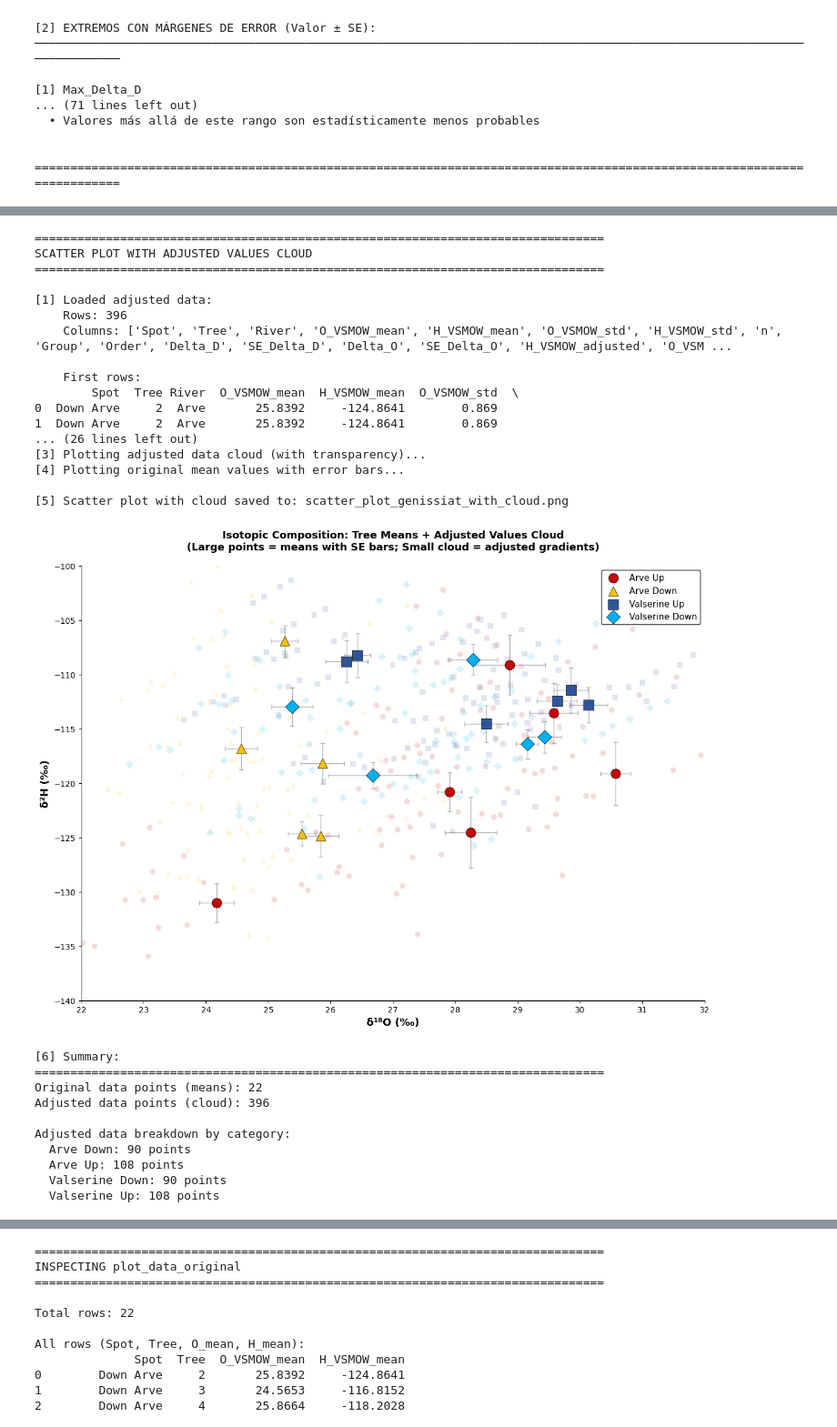
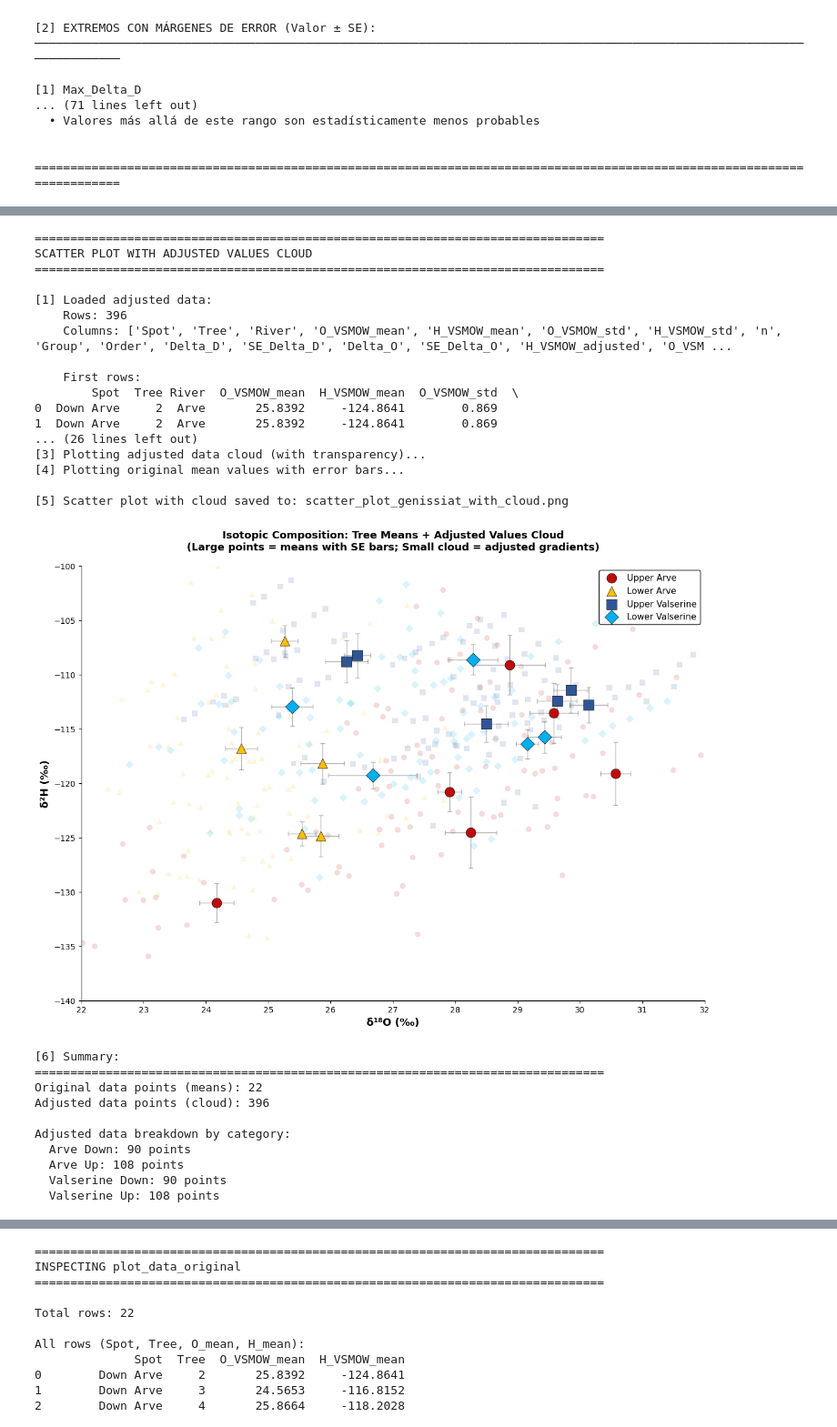
Before and after one commit to JavierDelHoyoGibaja/IsotopesR, a Jupyter notebook: Combination.ipynb, the cells around one changed output, grey strips where cells are left out. Shown at 91% size. Drawn from its saved outputs; the diff is of its cells as text; code cells hidden in the pictures.

```diff
--- a/Combination.ipynb
+++ b/Combination.ipynb
@@ -2409,10 +2409,10 @@ print(plot_data['Category'].value_counts())
 
 # Color and marker mapping
 color_marker_map = {
-    'Arve Up': {'color': '#C20A0A', 'marker': 'o', 'label': 'Arve Up'},      # Red circle
+    'Arve Up': {'color': '#C20A0A', 'marker': 'o', 'label': 'Upper Arve'},      # Red circle
     'Arve Down': {'color': '#FFC000', 'marker': '^', 'label': 'Arve Down'},  # Yellow triangle
     'Valserine Up': {'color': '#2F5597', 'marker': 's', 'label': 'Valserine Up'},    # Blue square
-    'Valserine Down': {'color': '#00B0F0', 'marker': 'D', 'label': 'Valserine Down'}  # Light blue diamond
+    'Valserine Down': {'color': '#00B0F0', 'marker': 'D', 'label': 'Lower Valserine'}  # Light blue diamond
 }
 
 # Create figure
@@ -2564,10 +2564,10 @@ plot_data_original['Category'] = plot_data_original['River'] + ' ' + plot_data_o
 
 # Color and marker mapping
 color_marker_map = {
-    'Arve Up': {'color': '#C20A0A', 'marker': 'o', 'label': 'Arve Up'},
-    'Arve Down': {'color': '#FFC000', 'marker': '^', 'label': 'Arve Down'},
-    'Valserine Up': {'color': '#2F5597', 'marker': 's', 'label': 'Valserine Up'},
-    'Valserine Down': {'color': '#00B0F0', 'marker': 'D', 'label': 'Valserine Down'}
+    'Arve Up': {'color': '#C20A0A', 'marker': 'o', 'label': 'Upper Arve'},
+    'Arve Down': {'color': '#FFC000', 'marker': '^', 'label': 'Lower Arve'},
+    'Valserine Up': {'color': '#2F5597', 'marker': 's', 'label': 'Upper Valserine'},
+    'Valserine Down': {'color': '#00B0F0', 'marker': 'D', 'label': 'Lower Valserine'}
 }
 
 # Create figure
@@ -2653,34 +2653,34 @@ print("\n[5] Scatter plot with cloud saved to: scatter_plot_genissiat_with_cloud
 
 plt.show()
 
 # Summary
 print("\n[6] Summary:")
 print("=" * 80)
 print(f"Original data points (means): {len(plot_data_original)}")
 print(f"Adjusted data points (cloud): {len(adjusted_plot)}")
 print("\nAdjusted data breakdown by category:")
 for category in sorted(adjusted_plot['Category'].unique()):
     n_points = len(adjusted_plot[adjusted_plot['Category'] == category])
     print(f"  {category}: {n_points} points")
 # %% [output]
 ================================================================================
 SCATTER PLOT WITH ADJUSTED VALUES CLOUD
 ================================================================================
 
 [1] Loaded adjusted data:
     Rows: 396
     Columns: ['Spot', 'Tree', 'River', 'O_VSMOW_mean', 'H_VSMOW_mean', 'O_VSMOW_std', 'H_VSMOW_std', 'n', 'Group', 'Order', 'Delta_D', 'SE_Delta_D', 'Delta_O', 'SE_Delta_O', 'H_VSMOW_adjusted', 'O_VSM ...
 
     First rows:
         Spot  Tree River  O_VSMOW_mean  H_VSMOW_mean  O_VSMOW_std  \
 0  Down Arve     2  Arve       25.8392     -124.8641        0.869
 1  Down Arve     2  Arve       25.8392     -124.8641        0.869
 ... (26 lines left out)
 [3] Plotting adjusted data cloud (with transparency)...
 [4] Plotting original mean values with error bars...
 
 [5] Scatter plot with cloud saved to: scatter_plot_genissiat_with_cloud.png
-[figure, old version]
+[figure, new version]
 [6] Summary:
 ================================================================================
 Original data points (means): 22
```
Also changed, not shown: parts of 5 cells of this notebook, 1 other file.
